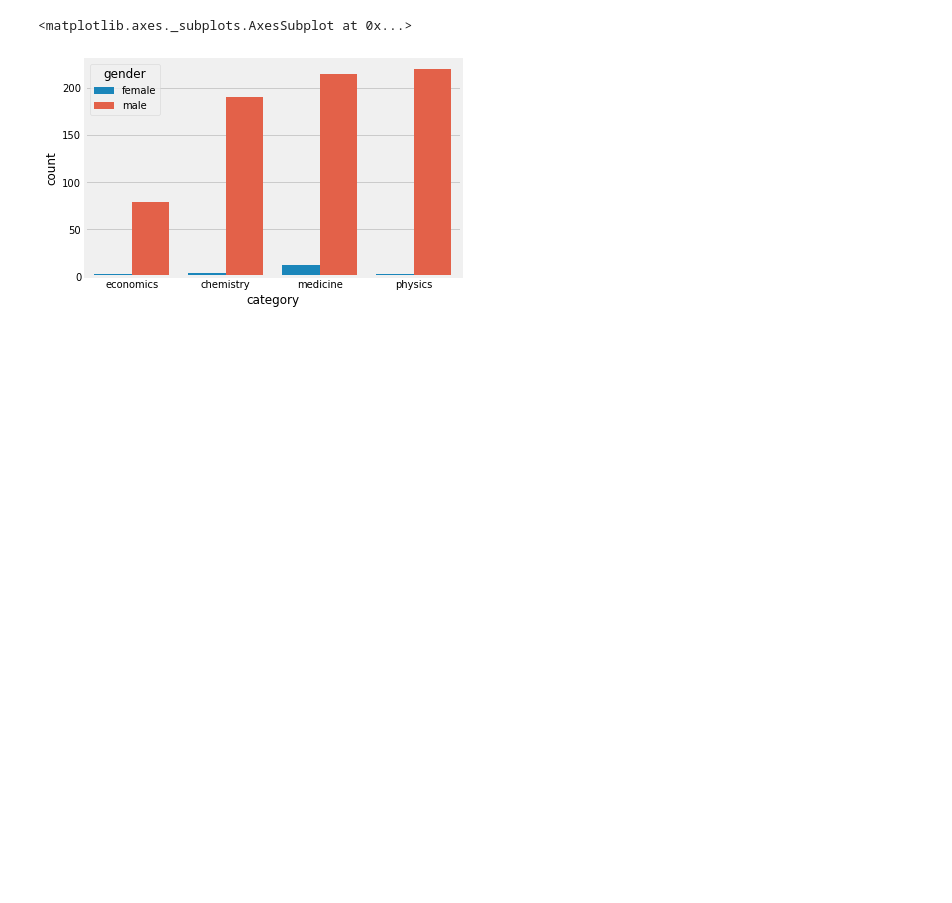
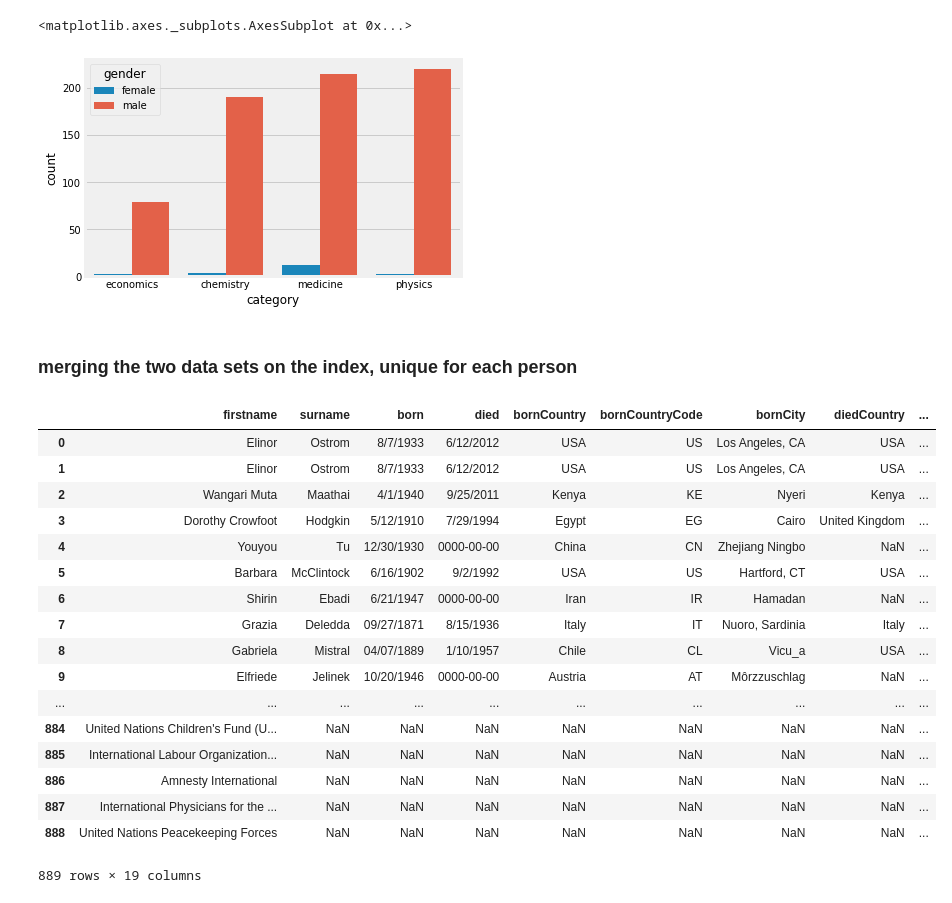
Before and after one commit to markd87/notebooks, a Jupyter notebook: nobel_prize.ipynb, the cells around one changed output. Cells and saved outputs as stored; diff of their text form; code cells hidden in the pictures; blank space fills up the shorter version.

```diff
--- a/nobel_prize.ipynb
+++ b/nobel_prize.ipynb
@@ -113,3 +119,26 @@ sns.countplot(x='category',data=np1[np1.category.isin(red_cats)],hue='gender')
 # %% [output]
 <matplotlib.axes._subplots.AxesSubplot at 0x...>
 [figure]
+# %% [markdown]
+<h3>merging the two data sets on the index, unique for each person</h3>
+# %%
+np1.merge(np2,  how='inner')
+# %% [output]
+|  | firstname | surname | born | died | bornCountry | bornCountryCode | bornCity | diedCountry | ... |
+| 0 | Elinor | Ostrom | 8/7/1933 | 6/12/2012 | USA | US | Los Angeles, CA | USA | ... |
+| 1 | Elinor | Ostrom | 8/7/1933 | 6/12/2012 | USA | US | Los Angeles, CA | USA | ... |
+| 2 | Wangari Muta | Maathai | 4/1/1940 | 9/25/2011 | Kenya | KE | Nyeri | Kenya | ... |
+| 3 | Dorothy Crowfoot | Hodgkin | 5/12/1910 | 7/29/1994 | Egypt | EG | Cairo | United Kingdom | ... |
+| 4 | Youyou | Tu | 12/30/1930 | 0000-00-00 | China | CN | Zhejiang Ningbo | NaN | ... |
+| 5 | Barbara | McClintock | 6/16/1902 | 9/2/1992 | USA | US | Hartford, CT | USA | ... |
+| 6 | Shirin | Ebadi | 6/21/1947 | 0000-00-00 | Iran | IR | Hamadan | NaN | ... |
+| 7 | Grazia | Deledda | 09/27/1871 | 8/15/1936 | Italy | IT | Nuoro, Sardinia | Italy | ... |
+| 8 | Gabriela | Mistral | 04/07/1889 | 1/10/1957 | Chile | CL | Vicu_a | USA | ... |
+| 9 | Elfriede | Jelinek | 10/20/1946 | 0000-00-00 | Austria | AT | Môrzzuschlag | NaN | ... |
+| ... | ... | ... | ... | ... | ... | ... | ... | ... | ... |
+| 884 | United Nations Children's Fund (U... | NaN | NaN | NaN | NaN | NaN | NaN | NaN | ... |
+| 885 | International Labour Organization... | NaN | NaN | NaN | NaN | NaN | NaN | NaN | ... |
+| 886 | Amnesty International | NaN | NaN | NaN | NaN | NaN | NaN | NaN | ... |
+| 887 | International Physicians for the ... | NaN | NaN | NaN | NaN | NaN | NaN | NaN | ... |
+| 888 | United Nations Peacekeeping Forces | NaN | NaN | NaN | NaN | NaN | NaN | NaN | ... |
+889 rows × 19 columns
```
Also changed, not shown: parts of 1 cell of this notebook, 1 other file.
